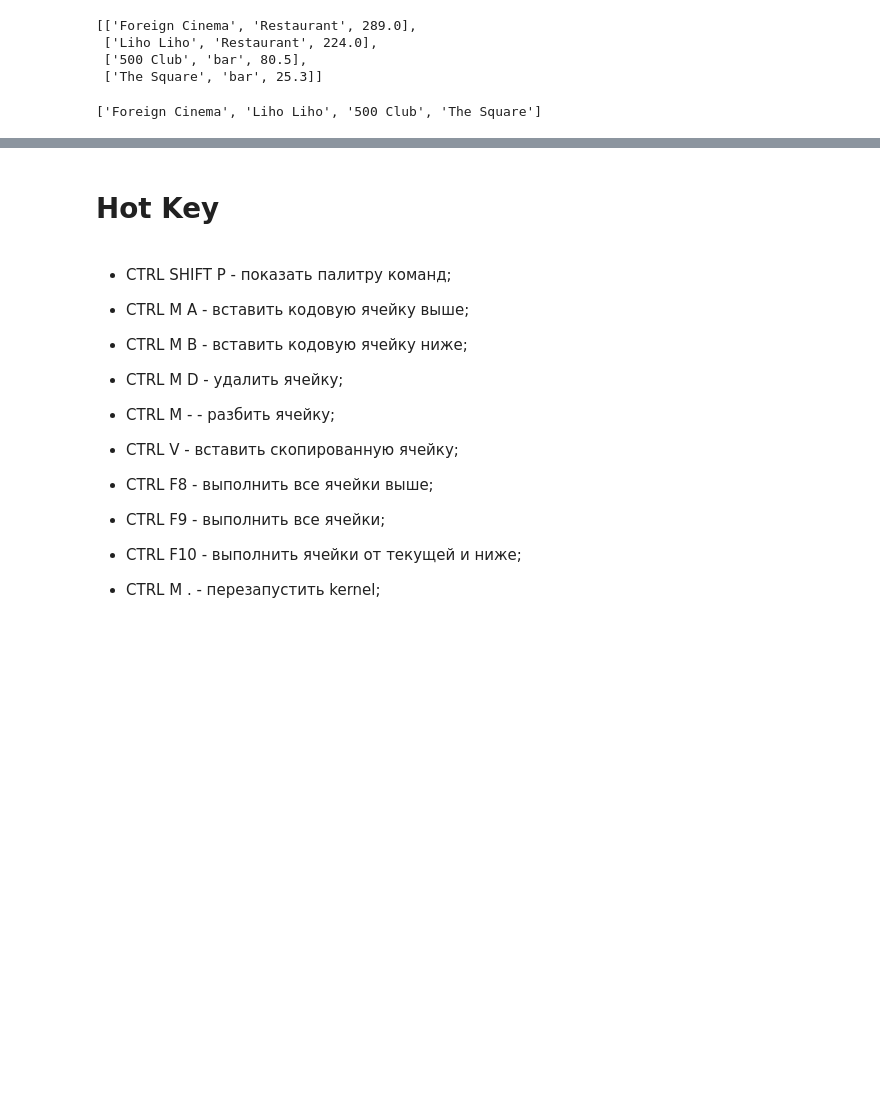
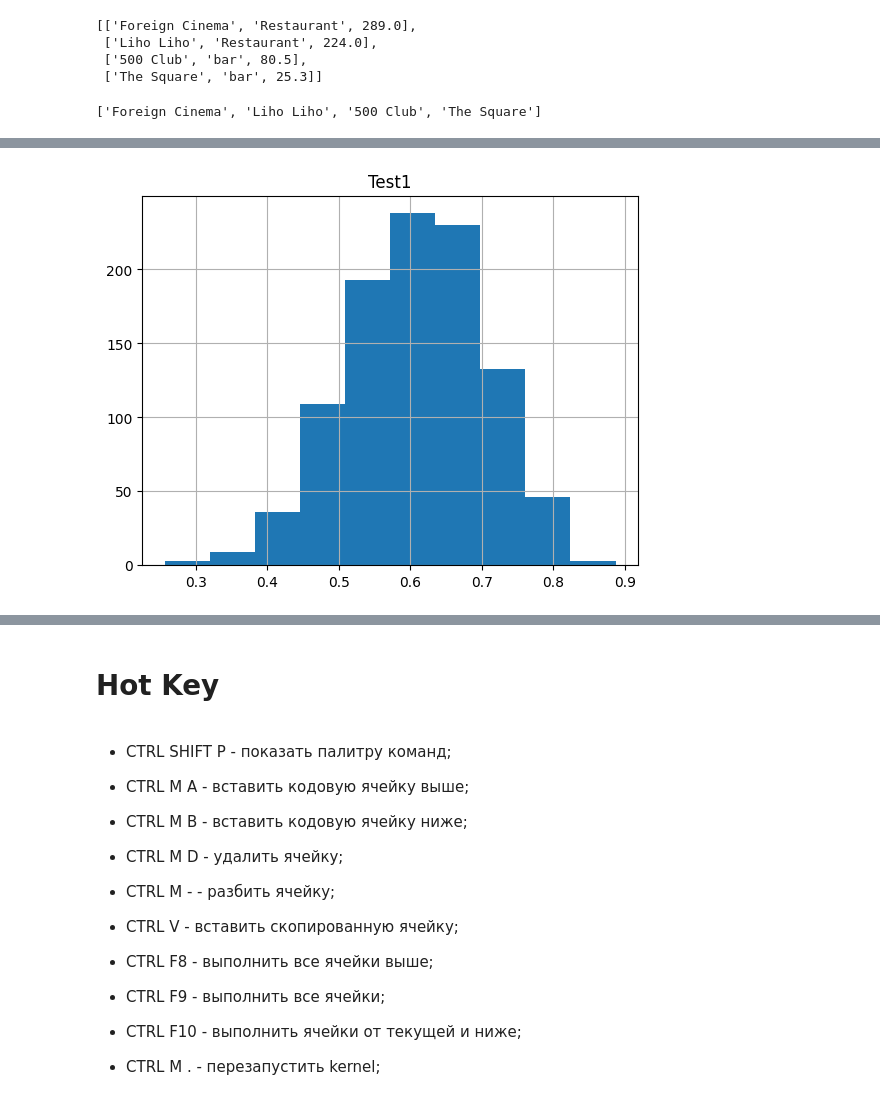
Before and after one commit to larikhin/pandas, a Jupyter notebook: data_independent.ipynb, the cells around one changed output, grey strips where cells are left out. Saved outputs shown, nothing was run; the diff lists cells and outputs as text; code cells hidden in the pictures; blank space fills up the shorter version.

```diff
--- a/data_independent.ipynb
+++ b/data_independent.ipynb
@@ -1577,0 +1586,11 @@ df['name'].tolist()
+# %%
+np.random.seed(seed=42)
+data_points = 1000
+
+df = pd.DataFrame(data=list(zip(np.random.choice(["Math", "English"], size=data_points),
+                                np.random.beta(15, 10, size=data_points),
+                                np.random.beta(30, 4, size=data_points))),
+            columns=['Major', 'Test1', 'Test2'])
+
+df.head()
+df
@@ -1577,0 +1618,4 @@ df['name'].tolist()
+# %%
+df.hist(column='Test1');
+# %% [output]
+[figure, added]
```
Also changed, not shown: parts of 17 cells of this notebook, 1 other file.
